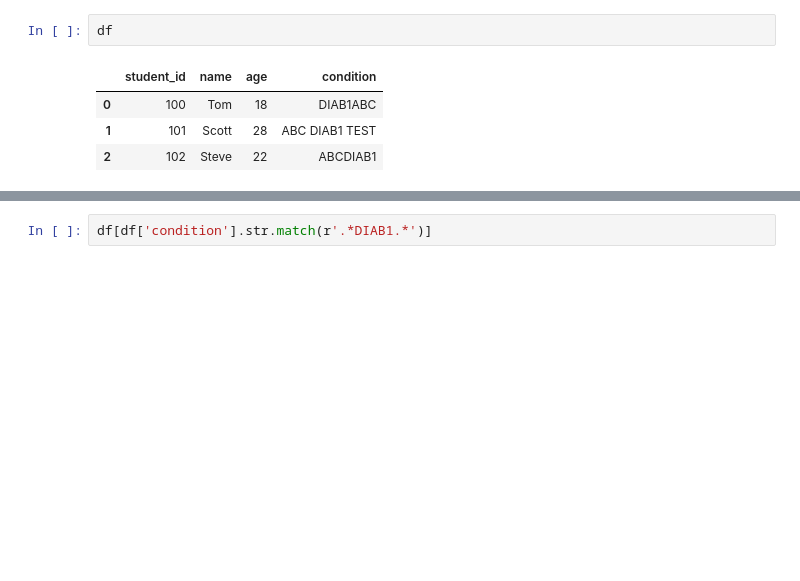
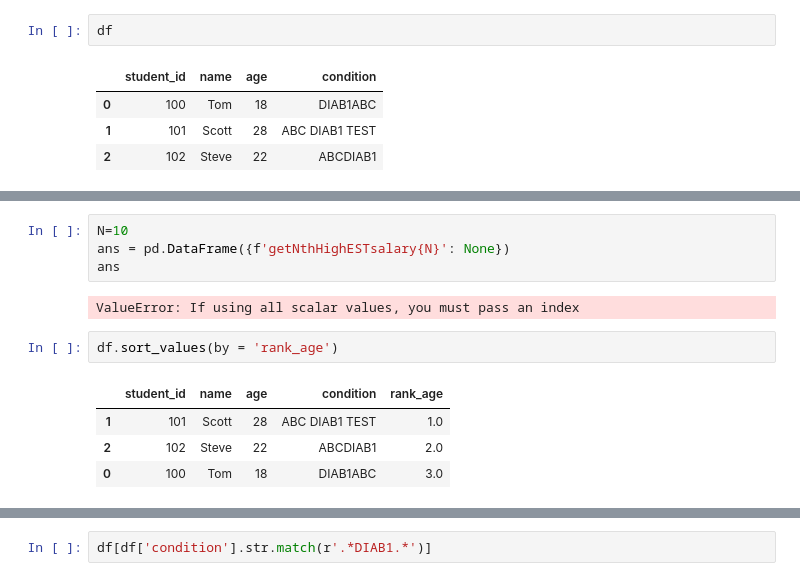
Before and after one commit to stevechengnyc/effective-pandas, a Jupyter notebook: 22-dealing-with-missing-and-duplicated-data.ipynb, the cells around one changed output, grey strips where cells are left out. Drawn from its saved outputs; the diff is of its cells as text; blank space fills up the shorter version.

```diff
--- a/22-dealing-with-missing-and-duplicated-data.ipynb
+++ b/22-dealing-with-missing-and-duplicated-data.ipynb
@@ -17,0 +83,13 @@ df
+# %%
+N=10
+ans = pd.DataFrame({f'getNthHighESTsalary{N}': None})
+ans
+# %% [output]
+ValueError: If using all scalar values, you must pass an index
+# %%
+df.sort_values(by = 'rank_age')
+# %% [output]
+|  | student_id | name | age | condition | rank_age |
+| 1 | 101 | Scott | 28 | ABC DIAB1 TEST | 1.0 |
+| 2 | 102 | Steve | 22 | ABCDIAB1 | 2.0 |
+| 0 | 100 | Tom | 18 | DIAB1ABC | 3.0 |
```
Also changed, not shown: parts of 19 cells of this notebook.
